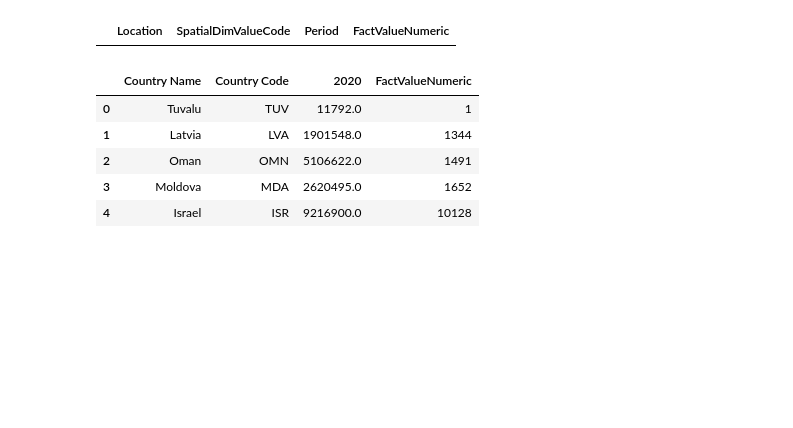
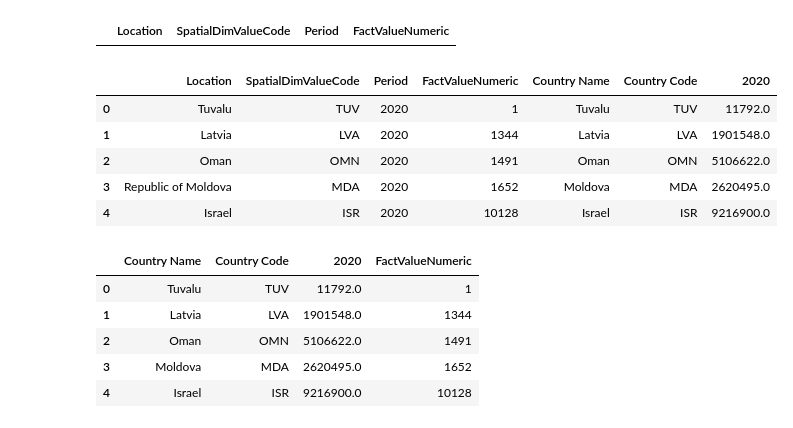
Before and after one commit to swing-research/pids-notebooks, a Jupyter notebook: exercise1/Exercise sheet 1.ipynb, the cells around one changed output. Saved outputs shown, nothing was run; the diff lists cells and outputs as text; code cells hidden in the pictures; blank space fills up the shorter version.

```diff
--- a/exercise1/Exercise sheet 1.ipynb
+++ b/exercise1/Exercise sheet 1.ipynb
@@ -318,6 +314,14 @@ dentists_2020[dentists_2020["Location"] == "Switzerland"]
 |  | Location | SpatialDimValueCode | Period | FactValueNumeric |
 # %%
 dentists_population_2020 = pd.merge(dentists_2020, population_2020, left_on="SpatialDimValueCode", right_on="Country Code")
+dentists_population_2020.head()
+# %% [output]
+|  | Location | SpatialDimValueCode | Period | FactValueNumeric | Country Name | Country Code | 2020 |
+| 0 | Tuvalu | TUV | 2020 | 1 | Tuvalu | TUV | 11792.0 |
+| 1 | Latvia | LVA | 2020 | 1344 | Latvia | LVA | 1901548.0 |
+| 2 | Oman | OMN | 2020 | 1491 | Oman | OMN | 5106622.0 |
+| 3 | Republic of Moldova | MDA | 2020 | 1652 | Moldova | MDA | 2620495.0 |
+| 4 | Israel | ISR | 2020 | 10128 | Israel | ISR | 9216900.0 |
 # %%
 dentists_population_2020 = dentists_population_2020[["Country Name", "Country Code", "2020", "FactValueNumeric"]]
 dentists_population_2020.head()
```
Also changed, not shown: parts of 67 cells of this notebook.
